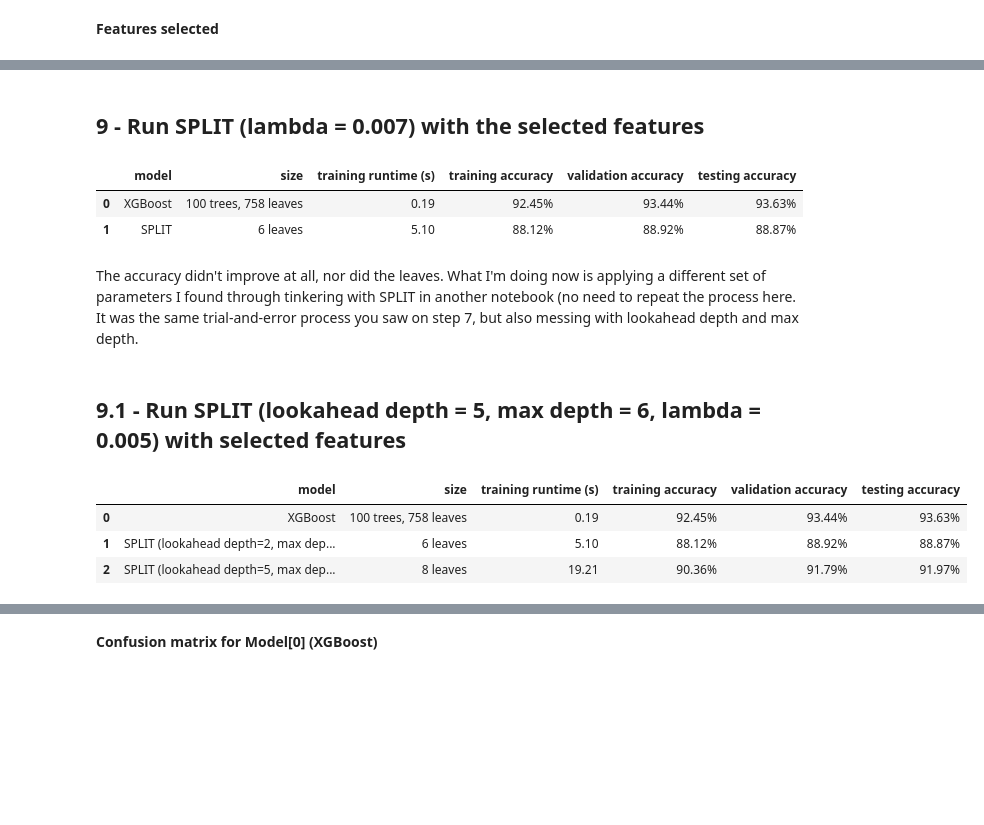
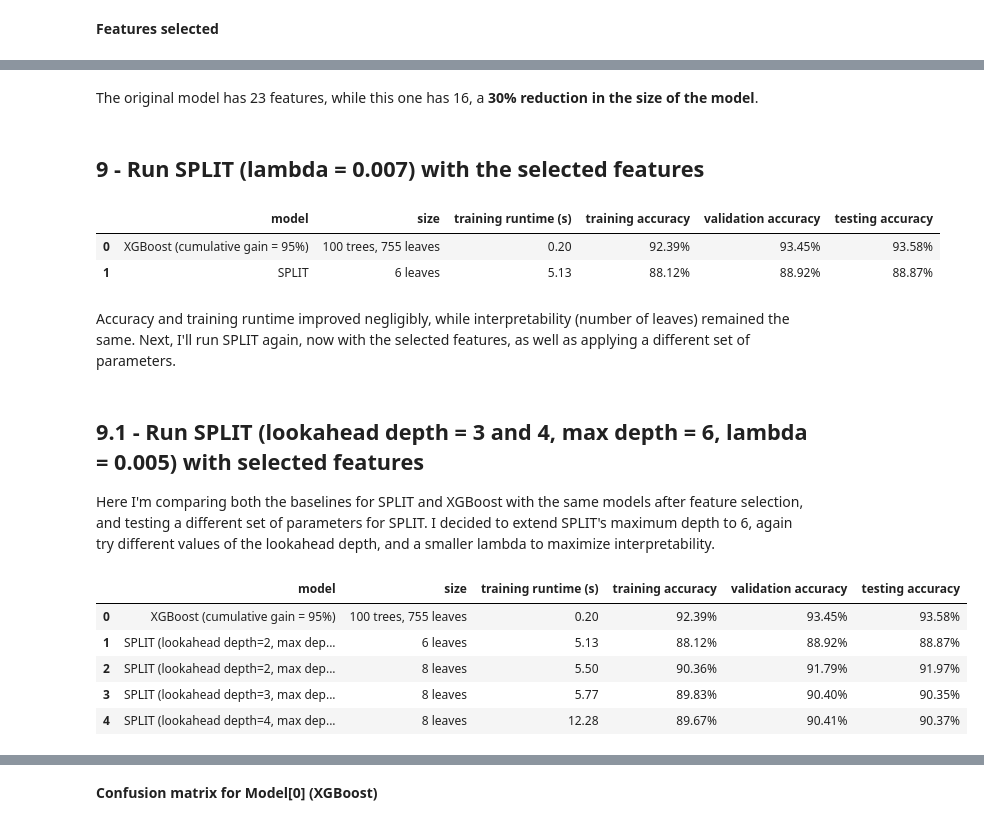
Before and after one commit to lucascampa/dimacs-externship, a Jupyter notebook: notebooks/Black-Box to Glass-Box modeling [RANDOM_SEED=42].ipynb, the cells around one changed output, grey strips where cells are left out. Saved outputs shown, nothing was run; the diff lists cells and outputs as text; code cells hidden in the pictures; blank space fills up the shorter version.

```diff
--- a/notebooks/Black-Box to Glass-Box modeling [RANDOM_SEED=42].ipynb
+++ b/notebooks/Black-Box to Glass-Box modeling [RANDOM_SEED=42].ipynb
@@ -227,20 +246,22 @@ print(len(features_4))
+# %% [markdown]
+The original model has 23 features, while this one has 16, a **30% reduction in the size of the model**.
 # %% [markdown]
 ## 9 - Run SPLIT (lambda = 0.007) with the selected features
 # %%
-model_6, tree_6, model_data_6 = dx.train_split(x_train_balanced[features_4], y_train_balanced, 2, 5, 0.007)
-train_prediction_6 = dx.prediction_split(model_6, x_train_balanced[features_4], y_train_balanced)
-val_prediction_6 = dx.prediction_split(model_6, x_val[features_4], y_val)
-test_prediction_6 = dx.prediction_split(model_6, x_test[features_4], y_test)
+model_6, tree_6, model_data_6 = dx.train_split(x_train_balanced[features_2], y_train_balanced, 2, 5, 0.007)
+train_prediction_6 = dx.prediction_split(model_6, x_train_balanced[features_2], y_train_balanced)
+val_prediction_6 = dx.prediction_split(model_6, x_val[features_2], y_val)
+test_prediction_6 = dx.prediction_split(model_6, x_test[features_2], y_test)
 
-y_test_pred_4, acc_pred_4 = dx.prediction_xgb(xgb_4, x_test[features_4], y_test)
+y_test_pred_2, acc_pred_2 = dx.prediction_xgb(xgb_2, x_test[features_2], y_test)
 
 split_xgb_results = []
-split_xgb_results.extend([{"model": "XGBoost",
-                           "size": str(size_4["trees"]) + " trees, " + str(size_4["leaves"]) + " leaves",
-                           "training runtime (s)": format(runtime_4, ".2f"),
-                           "training accuracy": format(acc_4, ".2%"),
-                           "validation accuracy": format(acc_val_4, ".2%"),
-                           "testing accuracy": format(acc_pred_4, ".2%"),},
+split_xgb_results.extend([{"model": "XGBoost (cumulative gain = 95%)",
+                           "size": str(size_2["trees"]) + " trees, " + str(size_2["leaves"]) + " leaves",
+                           "training runtime (s)": format(runtime_2, ".2f"),
+                           "training accuracy": format(acc_2, ".2%"),
+                           "validation accuracy": format(acc_val_2, ".2%"),
+                           "testing accuracy": format(acc_pred_2, ".2%"),},
                           {"model": "SPLIT",
                            "size": str(model_data_6["leaves"]) + " leaves",
                            "training runtime (s)": format(model_data_6["runtime"], ".2f"),
@@ -251,38 +272,67 @@ split_xgb_results.extend([{"model": "XGBoost",
 display(pd.DataFrame(split_xgb_results))
 # %% [output]
 |  | model | size | training runtime (s) | training accuracy | validation accuracy | testing accuracy |
-| 0 | XGBoost | 100 trees, 758 leaves | 0.19 | 92.45% | 93.44% | 93.63% |
-| 1 | SPLIT | 6 leaves | 5.10 | 88.12% | 88.92% | 88.87% |
+| 0 | XGBoost (cumulative gain = 95%) | 100 trees, 755 leaves | 0.20 | 92.39% | 93.45% | 93.58% |
+| 1 | SPLIT | 6 leaves | 5.13 | 88.12% | 88.92% | 88.87% |
 # %% [markdown]
-The accuracy didn't improve at all, nor did the leaves. What I'm doing now is applying a different set of parameters I found through tinkering with SPLIT in another notebook (no need to repeat the process here. It was the same trial-and-error process you saw on step 7, but also messing with lookahead depth and max depth.
+Accuracy and training runtime improved negligibly, while interpretability (number of leaves) remained the same. Next, I'll run SPLIT again, now with the selected features, as well as applying a different set of parameters.
 # %% [markdown]
-## 9.1 - Run SPLIT (lookahead depth = 5, max depth = 6, lambda = 0.005) with selected features
+## 9.1 - Run SPLIT (lookahead depth = 3 and 4, max depth = 6, lambda = 0.005) with selected features
+
+Here I'm comparing both the baselines for SPLIT and XGBoost with the same models after feature selection, and testing a different set of parameters for SPLIT. I decided to extend SPLIT's maximum depth to 6, again try different values of the lookahead depth, and a smaller lambda to maximize interpretability.
 # %%
 split_xgb_results.pop()
 
-model_7, tree_7, model_data_7 = dx.train_split(x_train_balanced[features_4], y_train_balanced, 5, 6, 0.005)
-train_prediction_7 = dx.prediction_split(model_7, x_train_balanced[features_4], y_train_balanced)
-val_prediction_7 = dx.prediction_split(model_7, x_val[features_4], y_val)
-test_prediction_7 = dx.prediction_split(model_7, x_test[features_4], y_test)
+# Lookahead depth = 2, max depth = 6, lambda = 0.005
+model_7, tree_7, model_data_7 = dx.train_split(x_train_balanced[features_2], y_train_balanced, 2, 6, 0.005)
+train_prediction_7 = dx.prediction_split(model_7, x_train_balanced[features_2], y_train_balanced)
+val_prediction_7 = dx.prediction_split(model_7, x_val[features_2], y_val)
+test_prediction_7 = dx.prediction_split(model_7, x_test[features_2], y_test)
+
+# Lookahead depth = 3, max depth = 6, lambda = 0.005
+model_8, tree_8, model_data_8 = dx.train_split(x_train_balanced[features_2], y_train_balanced, 3, 6, 0.005)
+train_prediction_8 = dx.prediction_split(model_8, x_train_balanced[features_2], y_train_balanced)
+val_prediction_8 = dx.prediction_split(model_8, x_val[features_2], y_val)
+test_prediction_8 = dx.prediction_split(model_8, x_test[features_2], y_test)
+
+# Lookahead depth = 4, max depth = 6, lambda = 0.005
+model_9, tree_9, model_data_9 = dx.train_split(x_train_balanced[features_2], y_train_balanced, 4, 6, 0.005)
+train_prediction_9 = dx.prediction_split(model_9, x_train_balanced[features_2], y_train_balanced)
+val_prediction_9 = dx.prediction_split(model_9, x_val[features_2], y_val)
+test_prediction_9 = dx.prediction_split(model_9, x_test[features_2], y_test)
 
 split_xgb_results.extend([{"model": "SPLIT (lookahead depth=2, max depth=5, lambda=0.007)",
                            "size": str(model_data_6["leaves"]) + " leaves",
                            "training runtime (s)": format(model_data_6["runtime"], ".2f"),
                            "training accuracy": format(train_prediction_6[1], ".2%"),
                            "validation accuracy": format(val_prediction_6[1], ".2%"),
                            "testing accuracy": format(test_prediction_6[1], ".2%"),},
-                          {"model": "SPLIT (lookahead depth=5, max depth=6, lambda=0.005)",
+                          {"model": "SPLIT (lookahead depth=2, max depth=6, lambda=0.005)",
                            "size": str(model_data_7["leaves"]) + " leaves",
                            "training runtime (s)": format(model_data_7["runtime"], ".2f"),
                            "training accuracy": format(train_prediction_7[1], ".2%"),
                            "validation accuracy": format(val_prediction_7[1], ".2%"),
-                           "testing accuracy": format(test_prediction_7[1], ".2%"),},])
+                           "testing accuracy": format(test_prediction_7[1], ".2%"),},
+                            {"model": "SPLIT (lookahead depth=3, max depth=6, lambda=0.005)",
+                           "size": str(model_data_8["leaves"]) + " leaves",
+                           "training runtime (s)": format(model_data_8["runtime"], ".2f"),
+                           "training accuracy": format(train_prediction_8[1], ".2%"),
+                           "validation accuracy": format(val_prediction_8[1], ".2%"),
+                           "testing accuracy": format(test_prediction_8[1], ".2%"),},
+                            {"model": "SPLIT (lookahead depth=4, max depth=6, lambda=0.005)",
+                           "size": str(model_data_9["leaves"]) + " leaves",
+                           "training runtime (s)": format(model_data_9["runtime"], ".2f"),
+                           "training accuracy": format(train_prediction_9[1], ".2%"),
+                           "validation accuracy": format(val_prediction_9[1], ".2%"),
+                           "testing accuracy": format(test_prediction_9[1], ".2%"),},])
 
 pd.set_option("display.max_colwidth", None)
 display(pd.DataFrame(split_xgb_results))
 # %% [output]
 |  | model | size | training runtime (s) | training accuracy | validation accuracy | testing accuracy |
-| 0 | XGBoost | 100 trees, 758 leaves | 0.19 | 92.45% | 93.44% | 93.63% |
-| 1 | SPLIT (lookahead depth=2, max dep... | 6 leaves | 5.10 | 88.12% | 88.92% | 88.87% |
-| 2 | SPLIT (lookahead depth=5, max dep... | 8 leaves | 19.21 | 90.36% | 91.79% | 91.97% |
+| 0 | XGBoost (cumulative gain = 95%) | 100 trees, 755 leaves | 0.20 | 92.39% | 93.45% | 93.58% |
+| 1 | SPLIT (lookahead depth=2, max dep... | 6 leaves | 5.13 | 88.12% | 88.92% | 88.87% |
+| 2 | SPLIT (lookahead depth=2, max dep... | 8 leaves | 5.50 | 90.36% | 91.79% | 91.97% |
+| 3 | SPLIT (lookahead depth=3, max dep... | 8 leaves | 5.77 | 89.83% | 90.40% | 90.35% |
+| 4 | SPLIT (lookahead depth=4, max dep... | 8 leaves | 12.28 | 89.67% | 90.41% | 90.37% |
 # %% [markdown]
```
Also changed, not shown: parts of 16 cells of this notebook.
